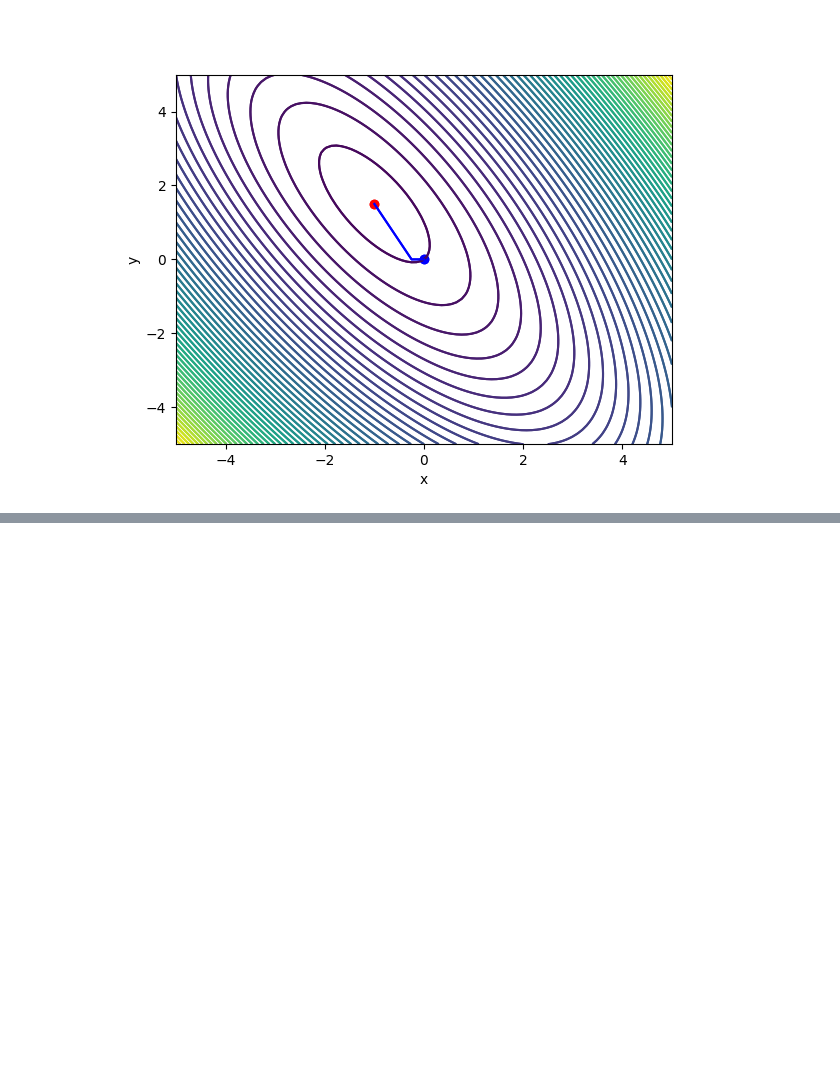
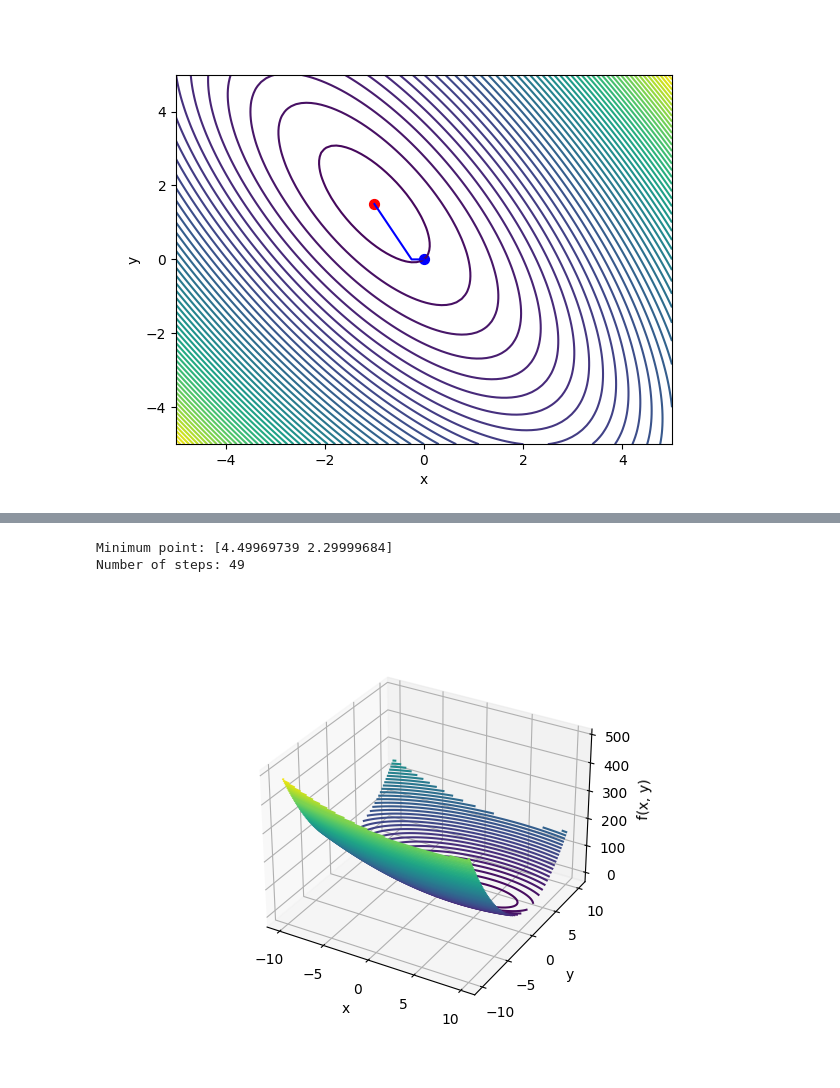
Before and after one commit to robertpaulp/ML-from-scratch, a Jupyter notebook: optimization/gradients.ipynb, the cells around one changed output, grey strips where cells are left out. Cells and saved outputs as stored; diff of their text form; code cells hidden in the pictures; blank space fills up the shorter version.

```diff
--- a/optimization/gradients.ipynb
+++ b/optimization/gradients.ipynb
@@ -377,0 +659,57 @@ def stochastic_gradient_descent():
+# %%
+def dual_norm(x):
+    return np.sqrt(np.sum(x**2))
+
+def estimate_lipschitz(func_gradient, x, x_prev):
+    return dual_norm(func_gradient(x) - func_gradient(x_prev)) / dual_norm(x - x_prev)
+
+
+def nesterov_accelerated_gradient(x, func_gradient, epsilon, max_iter=100):
+    x_new, x_prev = np.zeros(x.shape), np.zeros(x.shape)
+    trajectory = np.array([x])
+    i = 0
+    lambda_prev = 0
+
+    while i < max_iter:
+        # L-lipschitz gradient
+        L = estimate_lipschitz(func_gradient, x, x_prev)
+
+        if L == 0:
+            alpha = 1
+        else:
+            alpha = 1 / L
+
+        lambda_new = (1 + np.sqrt(1 + 4 * lambda_prev**2)) / 2
+        beta = (lambda_prev - 1) / lambda_new
+
+        x_new = x - alpha * func_gradient(x + beta * (x - x_prev)) + beta * (x - x_prev)
+
+        if np.linalg.norm(x - x_new) < epsilon:
+            break
+
+        i += 1
+        lambda_prev = lambda_new
+        x_prev = x
+        x = x_new
+        trajectory = np.append(trajectory, [x], axis=0)
+
+    return x_new, trajectory, i
+
+'''Starting variables'''
+x_start = np.array([-9, -9])
+epsilon = 0.0001
+x = np.linspace(-10, 10, 100)
+y = np.linspace(-10, 10, 100)
+
+# Calling the function
+x_min, trajectory, steps = nesterov_accelerated_gradient(x_start, func_grad, epsilon, max_iter=1000)
+
+print('Minimum point:', x_min)
+print('Number of steps:', steps)
+
+# Plot the function
+plot_func(func, x, y, x_start, x_min, trajectory, type=1)
+# %% [output]
+Minimum point: [4.49969739 2.29999684]
+Number of steps: 49
+[figure, added]
```
Also changed, not shown: parts of 24 cells of this notebook.
